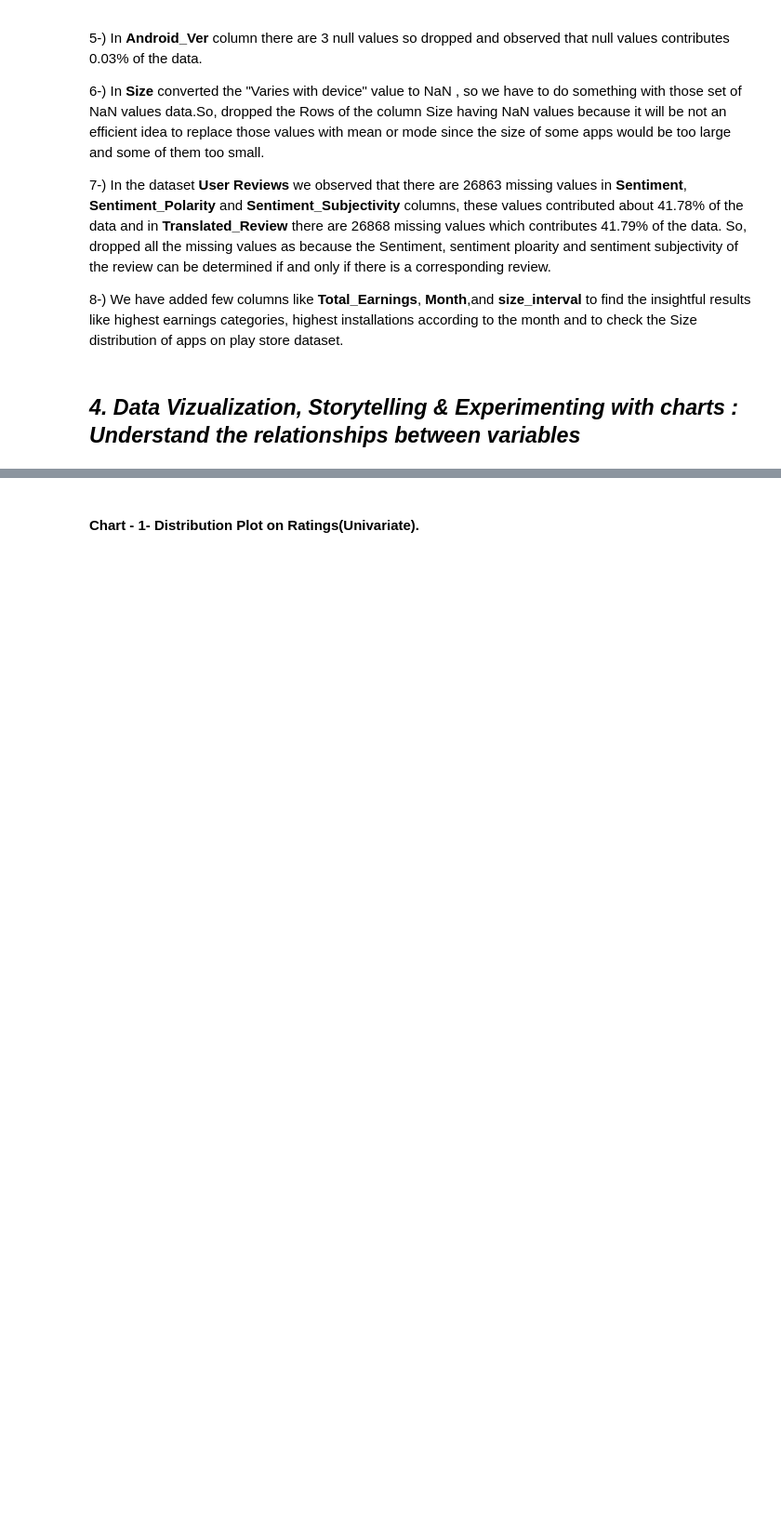
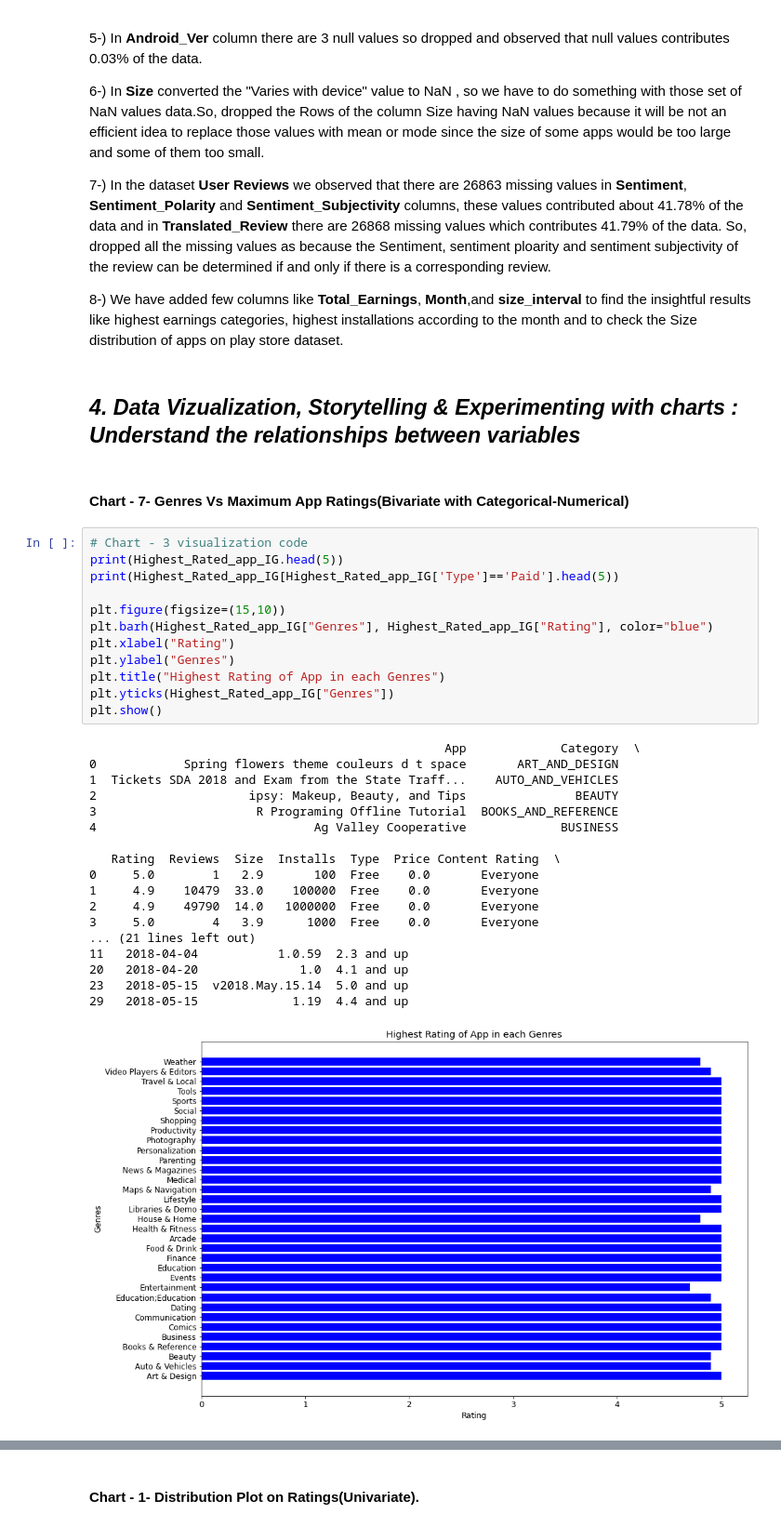
Before and after one commit to ArushiSaxena11/Capstone_Project_EDA-PlayStore_App_Review_Analysis, a Jupyter notebook: Capstone_Project_EDA_(PlayStore_App_Review_Analysis).ipynb, the cells around one changed output, grey strips where cells are left out. Shown at 93% size. Cells and saved outputs as stored; diff of their text form; blank space fills up the shorter version.

Commit message:
Adding visualisation

```diff
--- a/Capstone_Project_EDA_(PlayStore_App_Review_Analysis).ipynb
+++ b/Capstone_Project_EDA_(PlayStore_App_Review_Analysis).ipynb
@@ -1402,3 +1358,36 @@ We observed the following points related to both data set:-
 8-) We have added few columns like **Total_Earnings**, **Month**,and **size_interval** to find the insightful results like highest earnings categories, highest installations according to the month and to check the Size distribution of apps on play store dataset.
 # %% [markdown]
 ## ***4. Data Vizualization, Storytelling & Experimenting with charts : Understand the relationships between variables***
+# %% [markdown]
+#### Chart - 7- Genres Vs Maximum App Ratings(Bivariate with Categorical-Numerical)
+# %%
+# Chart - 3 visualization code
+print(Highest_Rated_app_IG.head(5))
+print(Highest_Rated_app_IG[Highest_Rated_app_IG['Type']=='Paid'].head(5))
+
+plt.figure(figsize=(15,10))
+plt.barh(Highest_Rated_app_IG["Genres"], Highest_Rated_app_IG["Rating"], color="blue")
+plt.xlabel("Rating")
+plt.ylabel("Genres")
+plt.title("Highest Rating of App in each Genres")
+plt.yticks(Highest_Rated_app_IG["Genres"])
+plt.show()
+# %% [output]
+                                                 App             Category  \
+0            Spring flowers theme couleurs d t space       ART_AND_DESIGN
+1  Tickets SDA 2018 and Exam from the State Traff...    AUTO_AND_VEHICLES
+2                     ipsy: Makeup, Beauty, and Tips               BEAUTY
+3                      R Programing Offline Tutorial  BOOKS_AND_REFERENCE
+4                              Ag Valley Cooperative             BUSINESS
+
+   Rating  Reviews  Size  Installs  Type  Price Content Rating  \
+0     5.0        1   2.9       100  Free    0.0       Everyone
+1     4.9    10479  33.0    100000  Free    0.0       Everyone
+2     4.9    49790  14.0   1000000  Free    0.0       Everyone
+3     5.0        4   3.9      1000  Free    0.0       Everyone
+... (21 lines left out)
+11   2018-04-04           1.0.59  2.3 and up
+20   2018-04-20              1.0  4.1 and up
+23   2018-05-15  v2018.May.15.14  5.0 and up
+29   2018-05-15             1.19  4.4 and up
+[figure, added]
```
Also changed, not shown: parts of 95 cells of this notebook.
